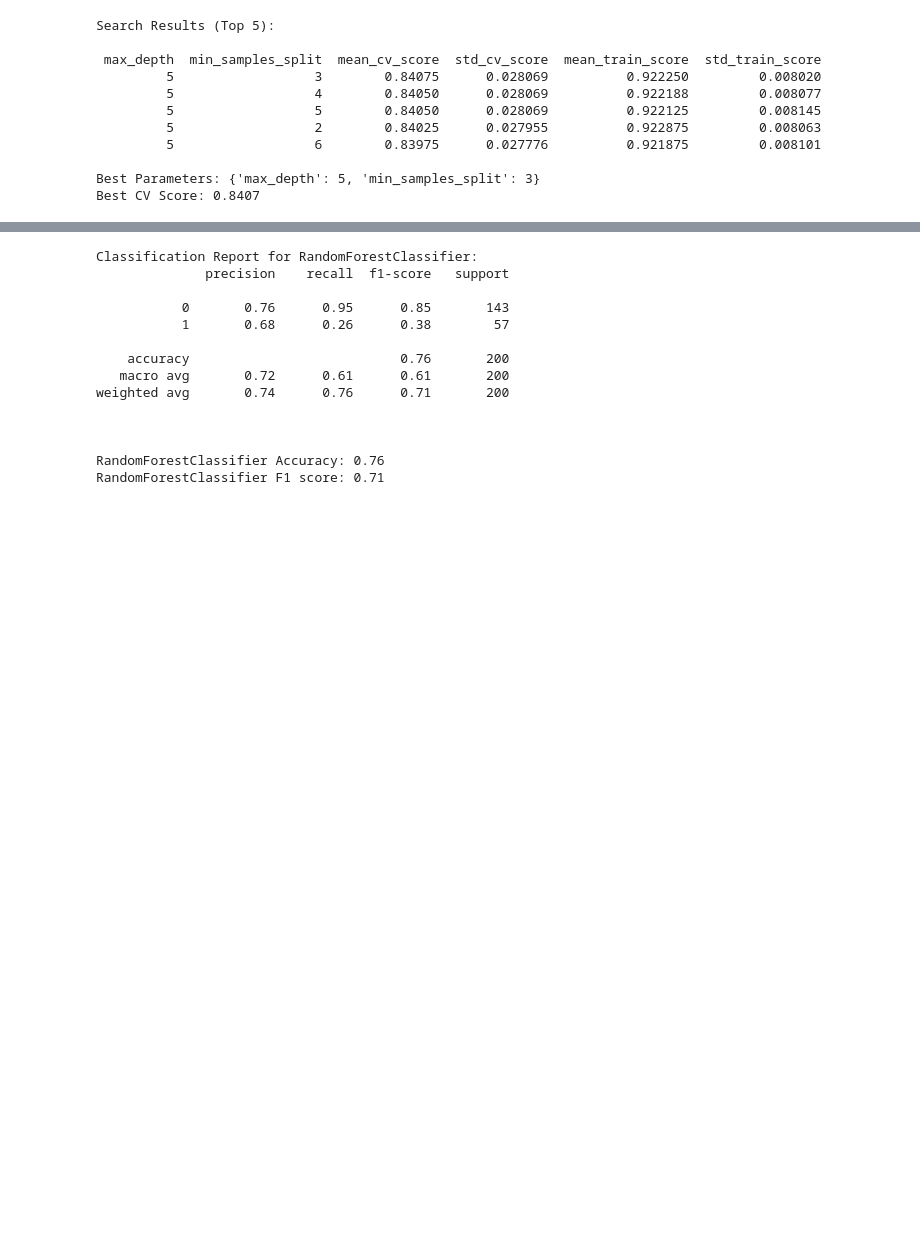
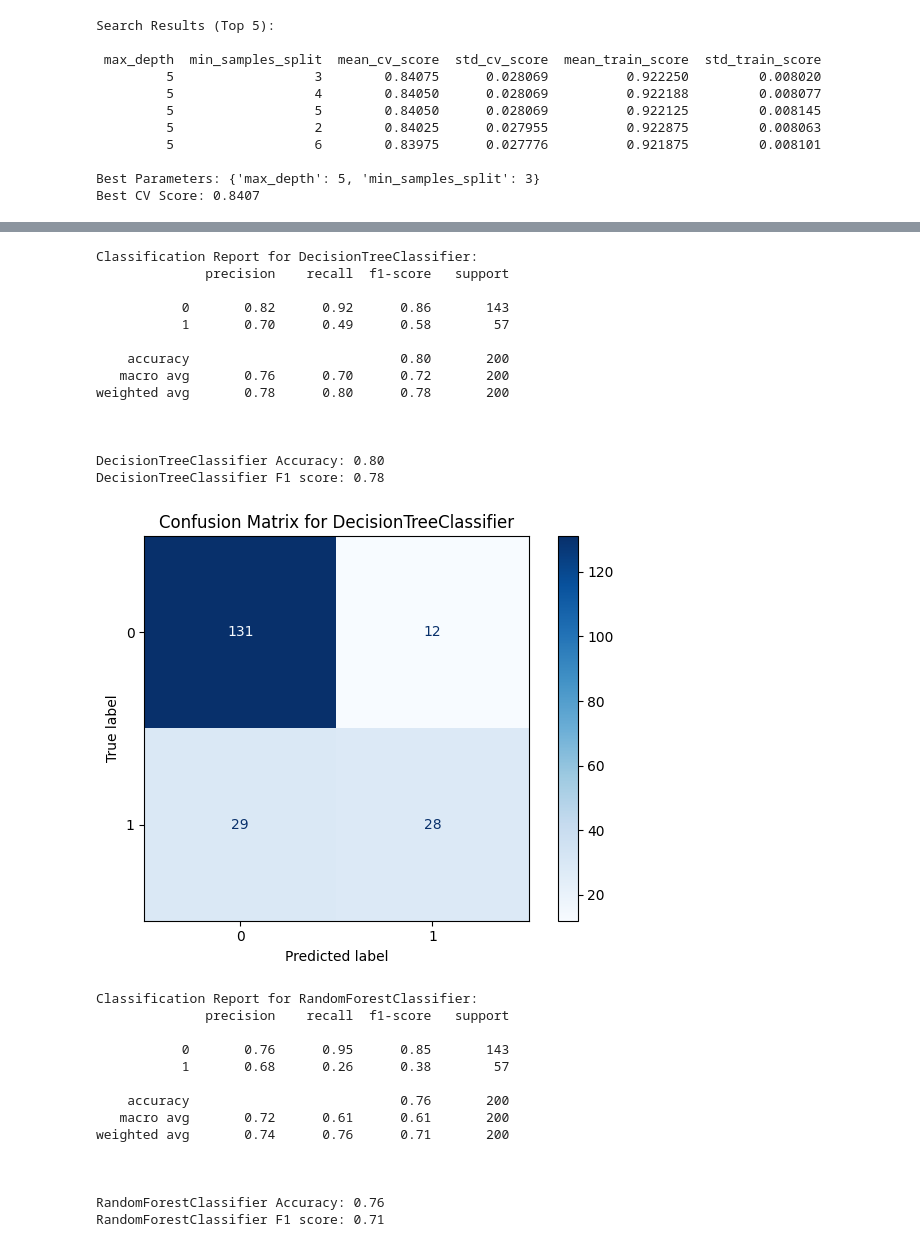
Before and after one commit to jtvon/799S-Data-Science-Capstone, a Jupyter notebook: Week-6-jupyter-notebook.ipynb, the cells around one changed output, grey strips where cells are left out. Saved outputs shown, nothing was run; the diff lists cells and outputs as text; code cells hidden in the pictures; blank space fills up the shorter version.

```diff
--- a/Week-6-jupyter-notebook.ipynb
+++ b/Week-6-jupyter-notebook.ipynb
@@ -240,3 +265,22 @@ def classifier_model(model_class, X_train, y_train, X_test, y_test, random_state
+# %%
+# Baseline Decision Tree Classifier
+classifier_model(DecisionTreeClassifier, X_train_ins_reg, y_train_ins_reg, X_test_ins_reg, y_test_ins_reg)
+# %% [output]
+Classification Report for DecisionTreeClassifier:
+              precision    recall  f1-score   support
+
+           0       0.82      0.92      0.86       143
+           1       0.70      0.49      0.58        57
+
+    accuracy                           0.80       200
+   macro avg       0.76      0.70      0.72       200
+weighted avg       0.78      0.80      0.78       200
+
+
+
+DecisionTreeClassifier Accuracy: 0.80
+DecisionTreeClassifier F1 score: 0.78
+[figure, added]
 # %%
 # run evaluation on the ins dataset
 classifier_model(RandomForestClassifier, X_train_ins_reg, y_train_ins_reg, X_test_ins_reg, y_test_ins_reg, **ins_reg_rf_grid_best_params)
```
Also changed, not shown: parts of 3 cells of this notebook.
